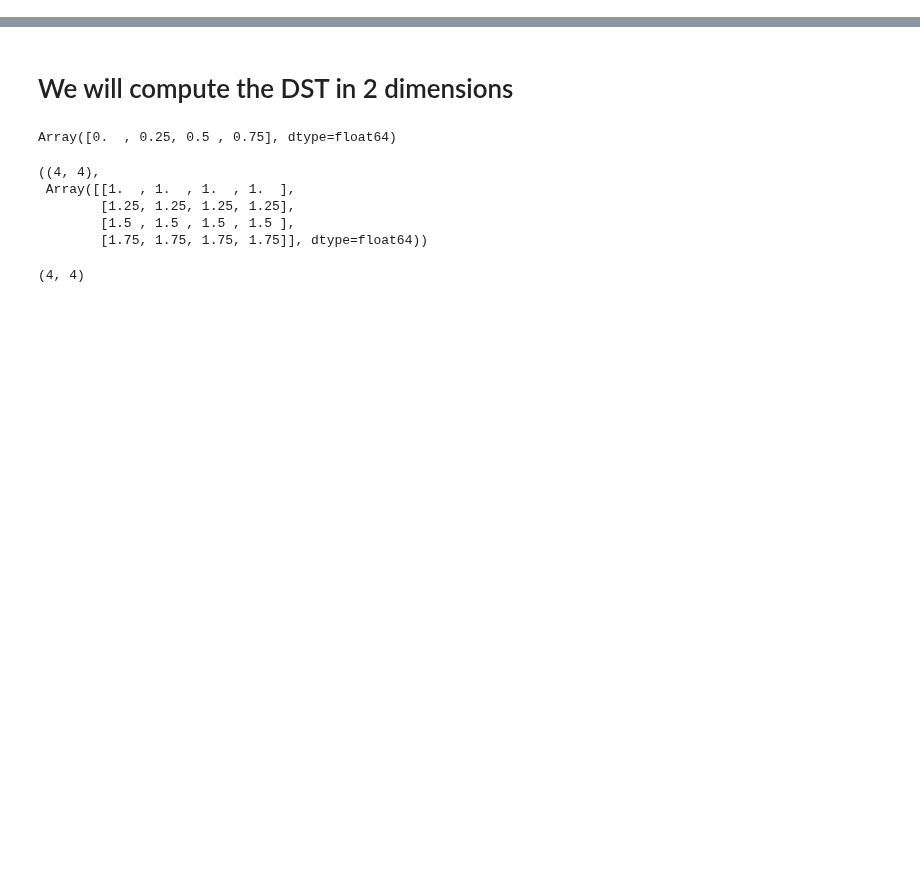
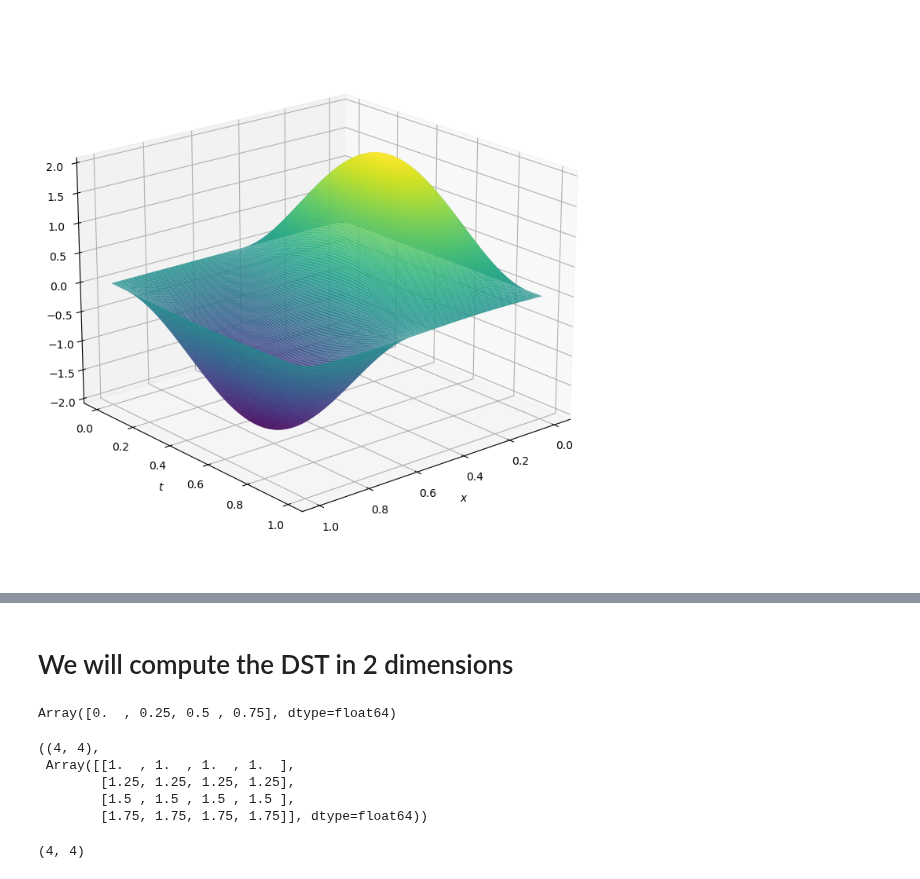
Before and after one commit to MatthieuDarcy/Kernel-NeuralNetworks-SPDEs, a Jupyter notebook: solving_elliptic/spectral_measurements_2D.ipynb, the cells around one changed output, grey strips where cells are left out. Cells and saved outputs as stored; diff of their text form; code cells hidden in the pictures; blank space fills up the shorter version.

```diff
--- a/solving_elliptic/spectral_measurements_2D.ipynb
+++ b/solving_elliptic/spectral_measurements_2D.ipynb
@@ -40,0 +69,10 @@ def discrete_sine_transform(y):
+# %%
+lower = 0.0
+upper = 1.0
+domain = jnp.array([lower,upper])
+
+# 2d grid
+n_points = 128
+x = jnp.linspace(lower, upper, n_points, endpoint=False)
+y = jnp.linspace(lower, upper, n_points, endpoint=False)
+X, Y = jnp.meshgrid(x, y)
@@ -40,0 +100,13 @@ def discrete_sine_transform(y):
+# %%
+plt.style.use('default')
+#plt.style.use('default')
+
+# 16:9 aspect ratio
+width = 4
+height = width * 3 / 4
+# %%
+def evaluate_function_sine_2d(x, y, k,l ,c):
+    values = c*jnp.outer(jnp.sqrt(2)*jnp.sin(jnp.pi*k*x), jnp.sqrt(2)*jnp.sin(jnp.pi*l*y))
+    values = jnp.where(k==0, c*jnp.outer(jnp.ones_like(x), jnp.sqrt(2)*jnp.sin(jnp.pi*l*y)), values)
+    values = jnp.where(l==0, c*jnp.outer(jnp.sqrt(2)*jnp.sin(jnp.pi*k*x), jnp.ones_like(y)), values)
+    return values
@@ -40,0 +119,12 @@ def discrete_sine_transform(y):
+# %%
+key = random.PRNGKey(1215)
+n_coef = 2**8
+print("Number of coefficients: ", n_coef)
+
+x_finest = jnp.linspace(lower,upper,n_coef, endpoint=False)
+y_finest = jnp.linspace(lower,upper,n_coef, endpoint=False)
+X, Y = jnp.meshgrid(x_finest, y_finest)
+frequencies = jnp.arange(0, n_coef)
+coef_u = random.normal(key, shape= (n_coef,n_coef))*jnp.outer(jnp.arange(1,n_coef+1), jnp.arange(1,n_coef+1))**(-2.0)
+coef_u= coef_u.at[:,0].set(0)
+coef_u= coef_u.at[0,:].set(0)
@@ -40,0 +151,12 @@ def discrete_sine_transform(y):
+# %%
+# Create a figure with two 3D subplots
+fig,ax = plt.subplots(1, 1, figsize=(16, 9), subplot_kw={'projection': '3d'})
+
+stride = 1
+ax.plot_surface(X, Y, evaluate_function_sine_2d(x_finest, y_finest, 1,2 ,1),  cmap='viridis', rstride=stride, cstride=stride)
+ax.view_init(elev=20, azim=50)  # Adjust elevation and azimuthal angle as desired
+ax.set_xlabel(r'$x$')
+ax.set_ylabel(r'$t$')
+plt.show()
+# %% [output]
+[figure, added]
```
Also changed, not shown: parts of 50 cells of this notebook.
